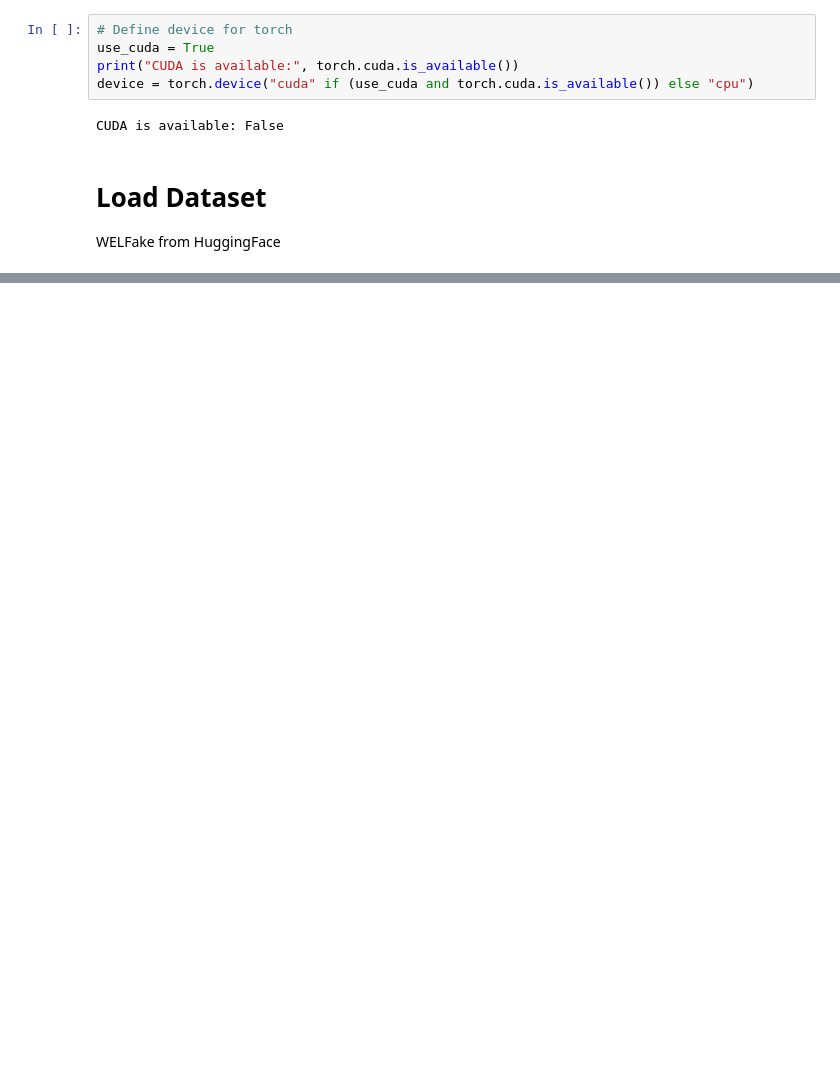
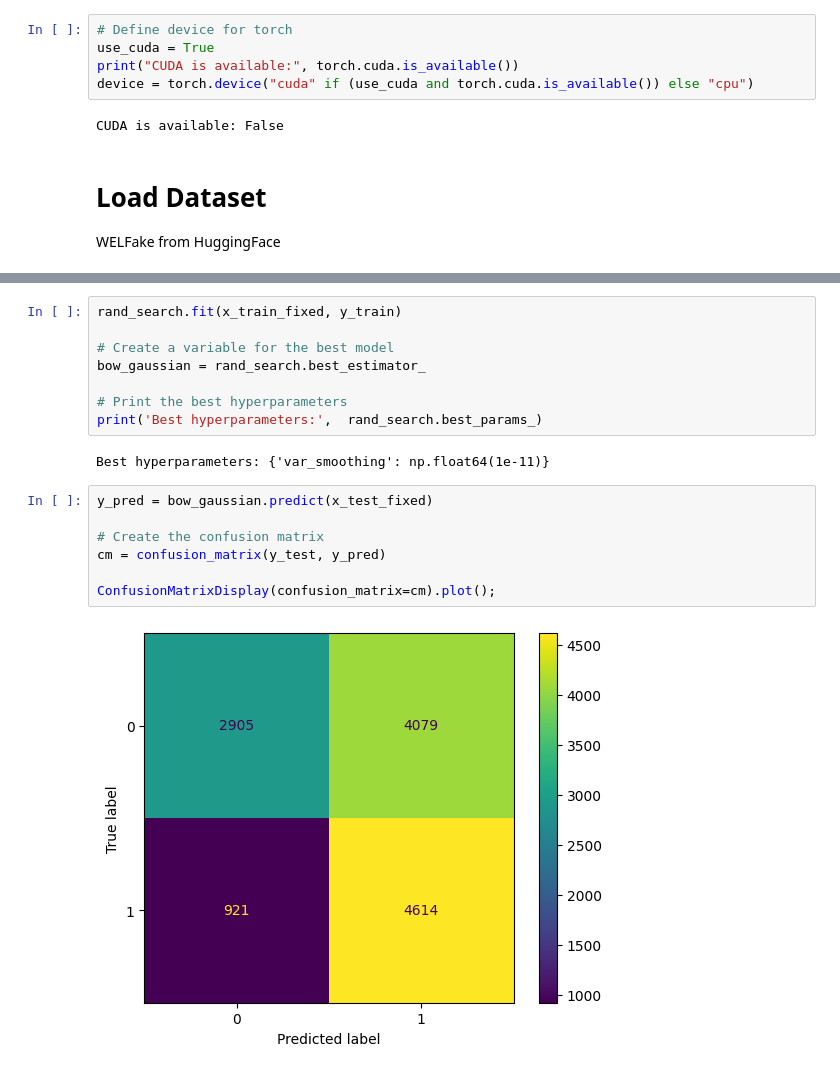
Before and after one commit to Leelexuan/WELFake_AI_Project, a Jupyter notebook: models/nb_gaussian/Gaussian_embed_iter3.ipynb, the cells around one changed output, grey strips where cells are left out. Saved outputs shown, nothing was run; the diff lists cells and outputs as text; blank space fills up the shorter version.

```diff
--- a/models/nb_gaussian/Gaussian_embed_iter3.ipynb
+++ b/models/nb_gaussian/Gaussian_embed_iter3.ipynb
@@ -147,0 +191,19 @@ def savePredictionsWProbs(y_pred, y_prob, filename):
+# %%
+rand_search.fit(x_train_fixed, y_train)
+
+# Create a variable for the best model
+bow_gaussian = rand_search.best_estimator_
+
+# Print the best hyperparameters
+print('Best hyperparameters:',  rand_search.best_params_)
+# %% [output]
+Best hyperparameters: {'var_smoothing': np.float64(1e-11)}
+# %%
+y_pred = bow_gaussian.predict(x_test_fixed)
+
+# Create the confusion matrix
+cm = confusion_matrix(y_test, y_pred)
+
+ConfusionMatrixDisplay(confusion_matrix=cm).plot();
+# %% [output]
+[figure, added]
```
Also changed, not shown: parts of 34 cells of this notebook, 1 other file.
